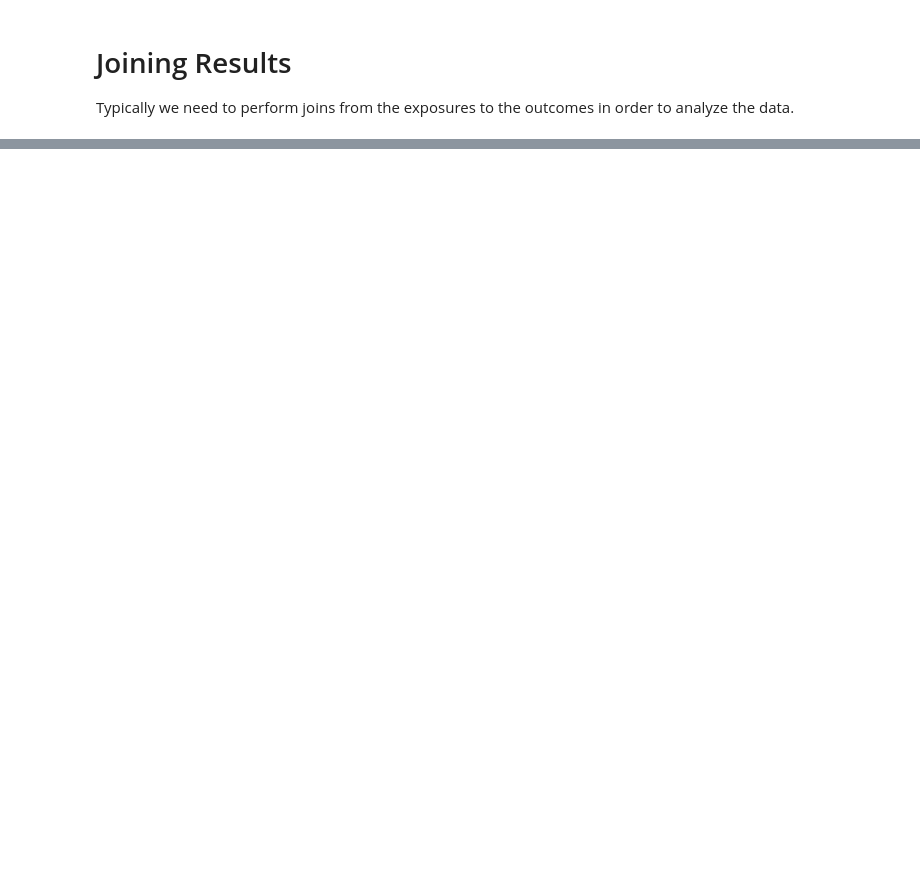
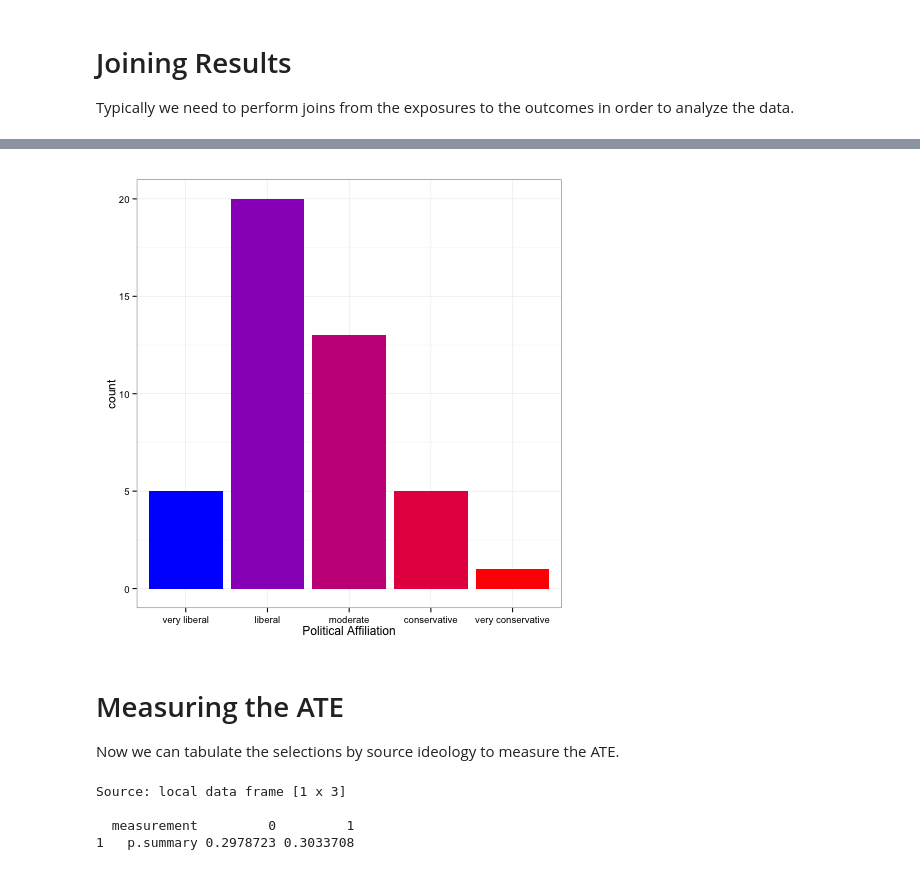
Before and after one commit to eytan/www-15-tutorial, a Jupyter notebook: 4-analyzing-experiments.ipynb, the cells around one changed output, grey strips where cells are left out. Cells and saved outputs as stored; diff of their text form; code cells hidden in the pictures; blank space fills up the shorter version.

```diff
--- a/4-analyzing-experiments.ipynb
+++ b/4-analyzing-experiments.ipynb
@@ -149,0 +177,30 @@ not aligned     aligned
+# %%
+%%R
+
+# Make sure our survey results look sane.
+ideology.labels <- c('very liberal', 'liberal', 'moderate', 'conservative', 'very conservative')
+
+Survey %>%
+  ggplot(aes(x = factor(subject.ideology, labels = ideology.labels), fill = subject.ideology)) +
+  geom_histogram() +
+  scale_fill_gradient(low = "blue", high = "red") + # haha
+  theme_bw() +
+  theme(legend.position = 'none') +
+  xlab('Political Affiliation')
+# %% [output]
+[figure, added]
+# %% [markdown]
+# Measuring the ATE
+Now we can tabulate the selections by source ideology to measure the ATE.
+# %%
+%%R
+Results %>%
+  group_by(aligned) %>%
+  summarise(p.summary = mean(summary),
+            measurement = 'p.summary') %>%
+  spread(aligned, p.summary)
+# %% [output]
+Source: local data frame [1 x 3]
+
+  measurement         0         1
+1   p.summary 0.2978723 0.3033708
```
Also changed, not shown: parts of 34 cells of this notebook, 6 other files.
